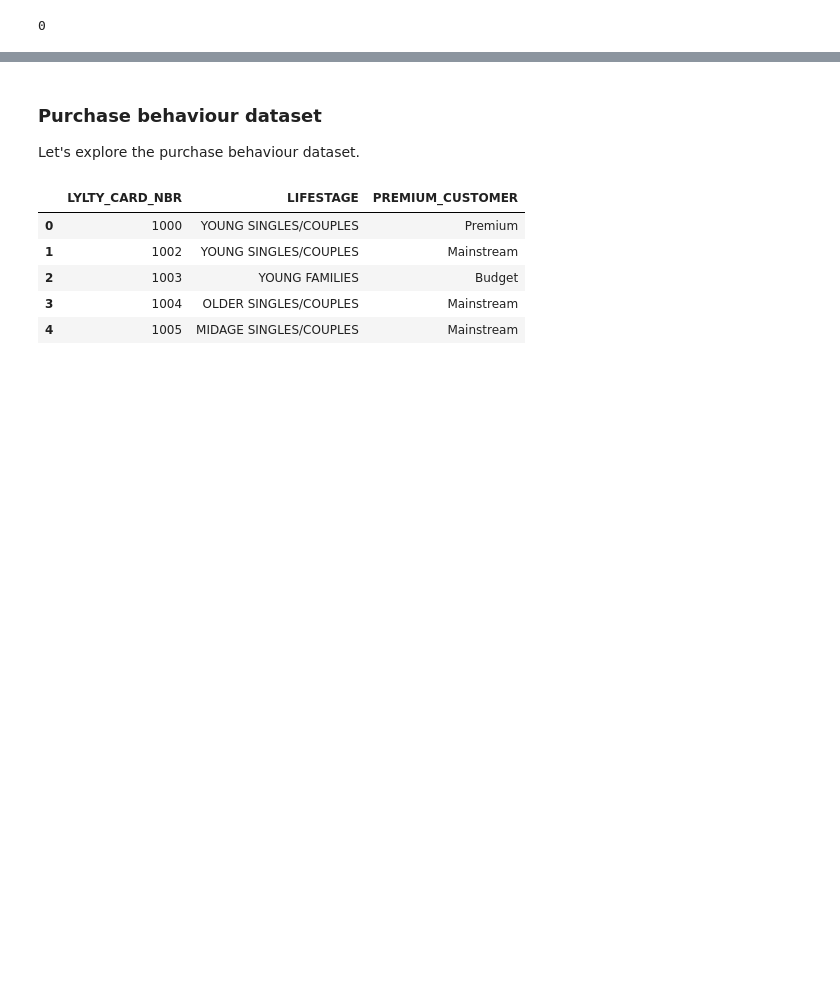
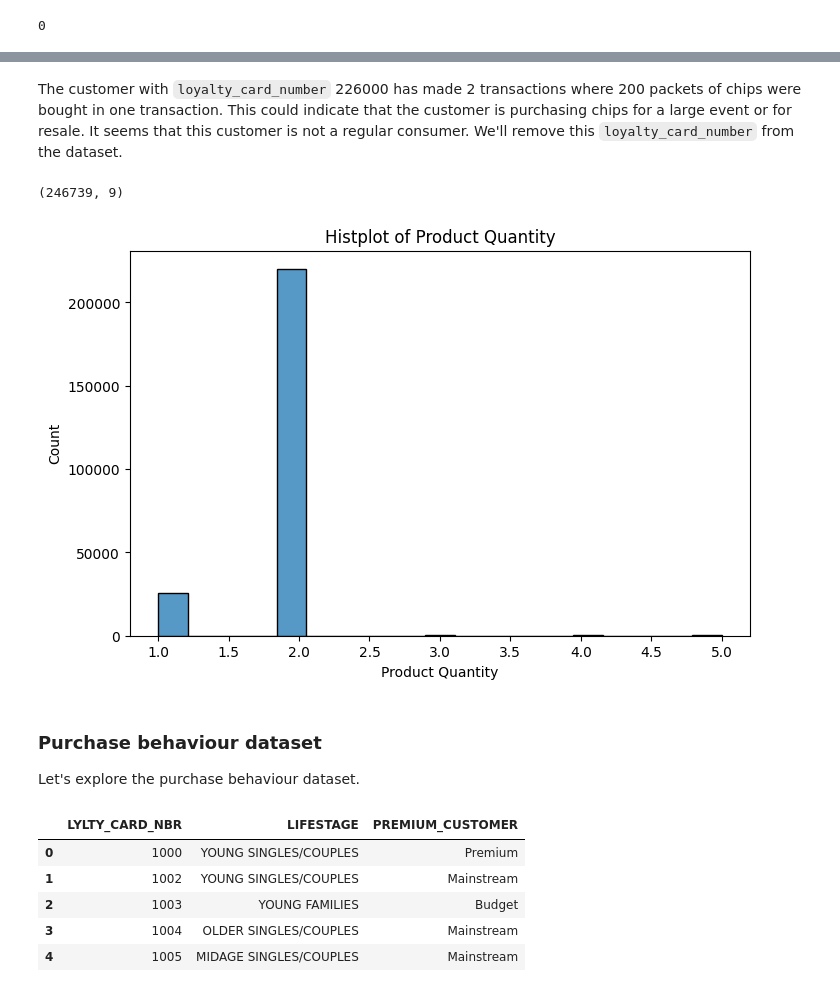
Before and after one commit to 7086600/quantium_project, a Jupyter notebook: quantium.ipynb, the cells around one changed output, grey strips where cells are left out. Drawn from its saved outputs; the diff is of its cells as text; code cells hidden in the pictures; blank space fills up the shorter version.

```diff
--- a/quantium.ipynb
+++ b/quantium.ipynb
@@ -359,3 +378,20 @@ dtype: int64
+# %% [markdown]
+The customer with `loyalty_card_number` 226000 has made 2 transactions where 200 packets of chips were bought in one transaction. This could indicate that the customer is purchasing chips for a large event or for resale. It seems that this customer is not a regular consumer. We'll remove this `loyalty_card_number` from the dataset.
+# %%
+# removing transactions of the customer with `loyalty_card_number` 226000
+transactions = transactions[transactions['loyalty_card_number'] != 226000]
+transactions.shape
+# %% [output]
+(246739, 9)
+# %%
+# creating a boxplot to check outliers in product quantity again after removing the outlier transactions
+plt.figure(figsize=(8, 5), frameon=True)
+sns.histplot(transactions['product_quantity'])
+plt.title('Histplot of Product Quantity')
+plt.xlabel('Product Quantity')
+plt.show()
+# %% [output]
+[figure, added]
 # %% [markdown]
 ### Purchase behaviour dataset
 
```
Also changed, not shown: parts of 8 cells of this notebook.
